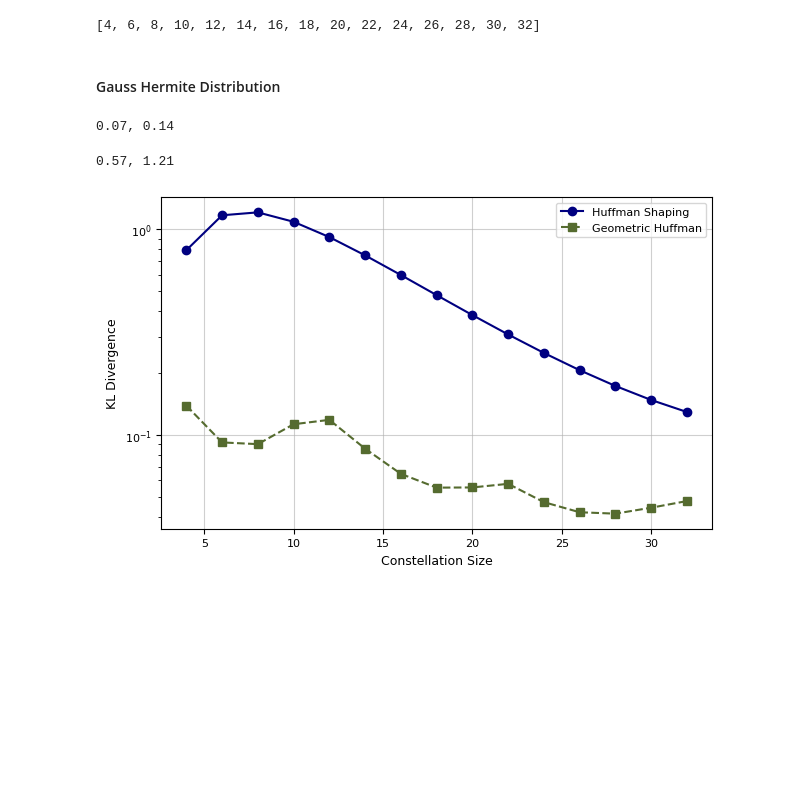
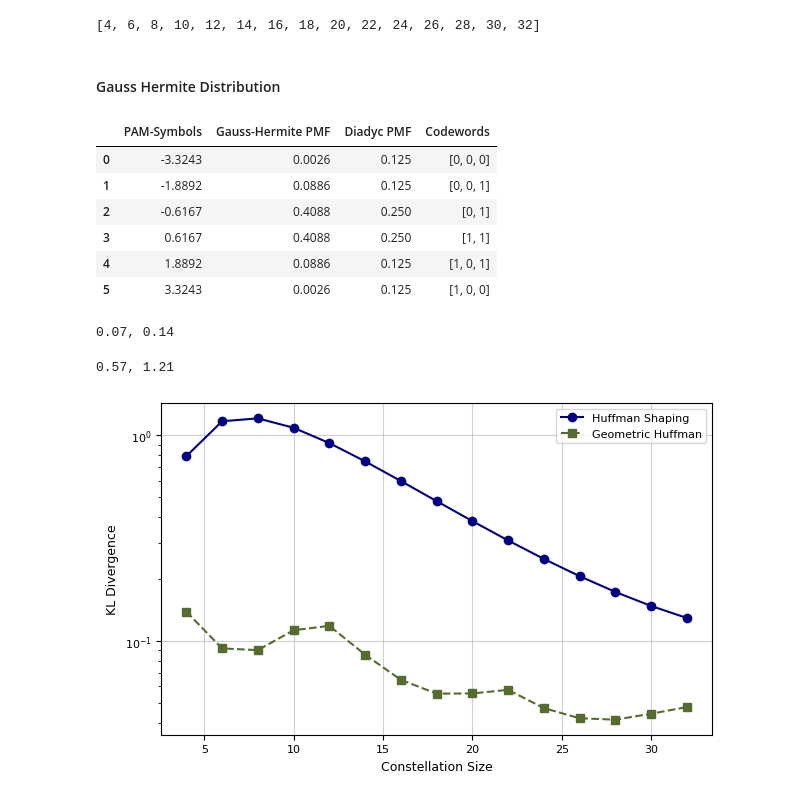
Before and after one commit to carolinesma/PCS, a Jupyter notebook: shaping_distributions/kl_div_pam_shaping_huffman.ipynb, the cells around one changed output. Cells and saved outputs as stored; diff of their text form; code cells hidden in the pictures; blank space fills up the shorter version.

Commit message:
update results

```diff
--- a/shaping_distributions/kl_div_pam_shaping_huffman.ipynb
+++ b/shaping_distributions/kl_div_pam_shaping_huffman.ipynb
@@ -34,6 +35,26 @@ print(list(range(start, stop+1, step)))
 #### Gauss Hermite Distribution
 # %%
 gausshermite_results = generate_shaping_results(start, stop, step, variance, GaussHermiteModulation)
+# %%
+df = pd.DataFrame({
+    "PAM-Symbols": gausshermite_results.object[1].dictionary.keys(),
+    "Gauss-Hermite PMF": gausshermite_results.distribution[1],
+    "Diadyc PMF": gausshermite_results.huffman_shaping[1],
+    "Codewords": gausshermite_results.object[1].dictionary.values()
+})
+# %%
+df['Gauss-Hermite PMF'] = df['Gauss-Hermite PMF'].round(4)
+df['PAM-Symbols'] = df['PAM-Symbols'].round(4)
+# %%
+df
+# %% [output]
+|  | PAM-Symbols | Gauss-Hermite PMF | Diadyc PMF | Codewords |
+| 0 | -3.3243 | 0.0026 | 0.125 | [0, 0, 0] |
+| 1 | -1.8892 | 0.0886 | 0.125 | [0, 0, 1] |
+| 2 | -0.6167 | 0.4088 | 0.250 | [0, 1] |
+| 3 | 0.6167 | 0.4088 | 0.250 | [1, 1] |
+| 4 | 1.8892 | 0.0886 | 0.125 | [1, 0, 1] |
+| 5 | 3.3243 | 0.0026 | 0.125 | [1, 0, 0] |
 # %%
 mean_valor = sum(gausshermite_results.kl_div_geometric_huffman)/len(gausshermite_results.kl_div_geometric_huffman)
 max_valor = max(gausshermite_results.kl_div_geometric_huffman)
```
Also changed, not shown: parts of 1 cell of this notebook, 14 other files.
